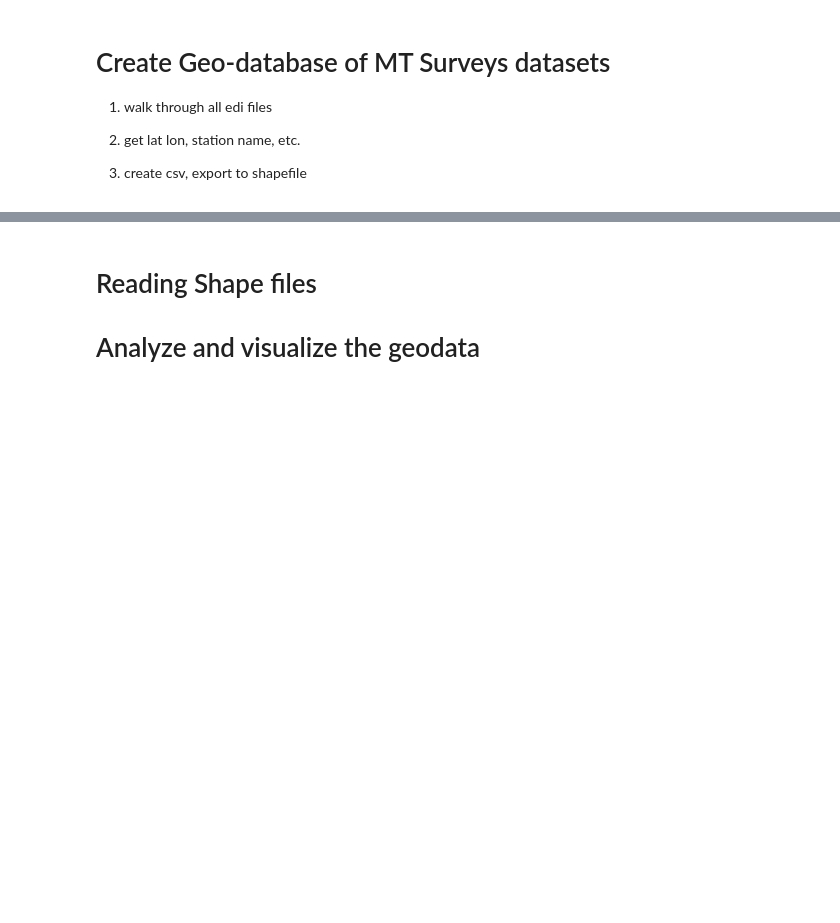
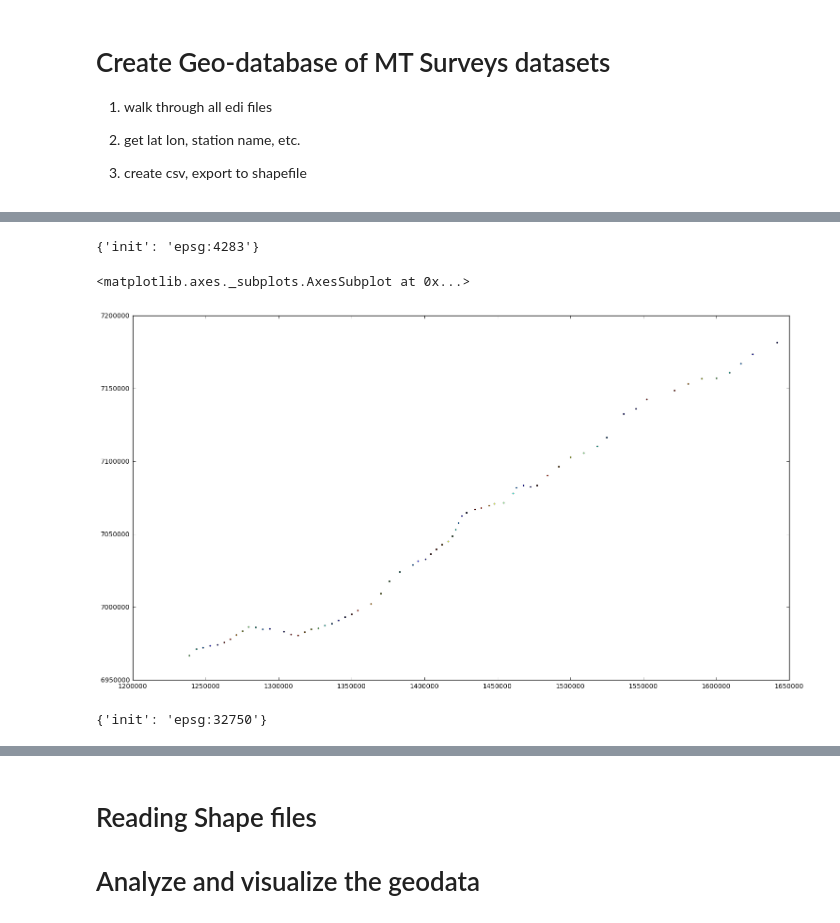
Before and after one commit to MTgeophysics/mtpy, a Jupyter notebook: examples/notebooks/geopandas_MT_survey_sites.ipynb, the cells around one changed output, grey strips where cells are left out. Cells and saved outputs as stored; diff of their text form; code cells hidden in the pictures; blank space fills up the shorter version.

```diff
--- a/examples/notebooks/geopandas_MT_survey_sites.ipynb
+++ b/examples/notebooks/geopandas_MT_survey_sites.ipynb
@@ -178,0 +211,22 @@ mygdf.to_file(mt_survey_loc_shp, driver='ESRI Shapefile')
+# %%
+mygdf2=mygdf.to_crs({'init':'epsg:4283'})
+# WGS84: 'epsg:4326'
+
+# GDA94:  EPSG:4283 See  http://epsg.io/4283
+
+#http://spatialreference.org/ref/epsg/4283/
+# %%
+mygdf2.crs
+# %% [output]
+{'init': 'epsg:4283'}
+# %%
+mygdf2utm=mygdf2.to_crs({'init':'epsg:32750'})
+# %%
+mygdf2utm.plot()
+# %% [output]
+<matplotlib.axes._subplots.AxesSubplot at 0x...>
+[figure, added]
+# %%
+mygdf2utm.crs
+# %% [output]
+{'init': 'epsg:32750'}
```
Also changed, not shown: parts of 41 cells of this notebook, 4 other files.
